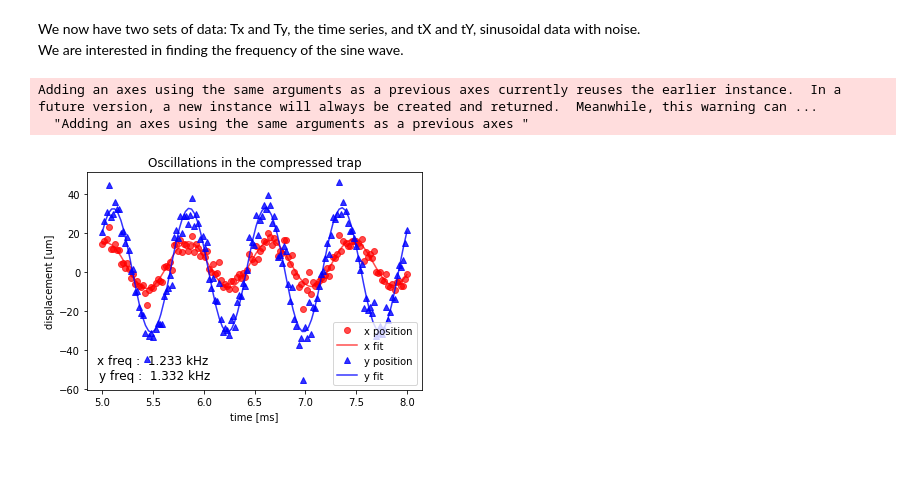
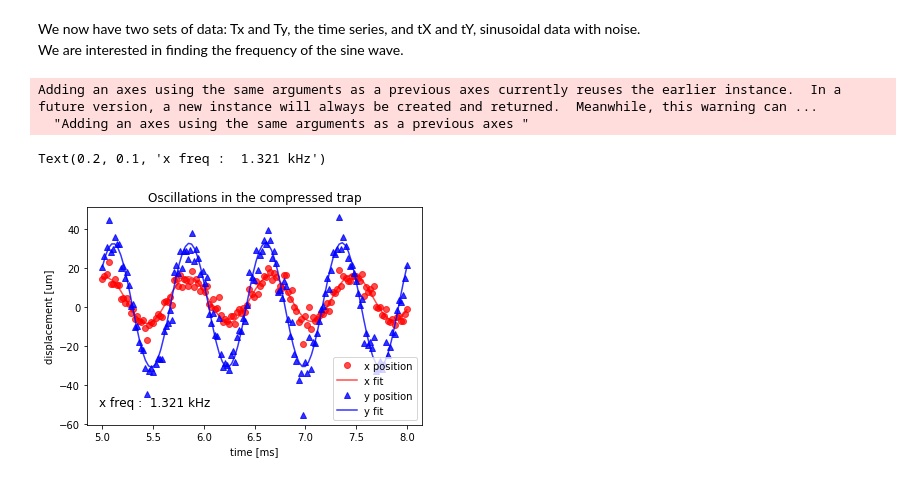
Before and after one commit to RyotaBannai/Data_Science, a Jupyter notebook: numpy:scipy/Fitting.ipynb, the cells around one changed output. Cells and saved outputs as stored; diff of their text form; code cells hidden in the pictures.

```diff
--- a/numpy:scipy/Fitting.ipynb
+++ b/numpy:scipy/Fitting.ipynb
@@ -18,37 +18,36 @@ We are interested in finding the frequency of the sine wave.
 # %%
 # Fit the first set
 fitfunc = lambda p, x: p[0]*np.cos(2*np.pi/p[1]*x+p[2]) + p[3]*x # Target function
 errfunc = lambda p, x, y: fitfunc(p, x) - y # Distance to the target function
 p0 = [-15., 0.8, 0., -1.] # Initial guess for the parameters
 p1, success = optimize.leastsq(errfunc, p0[:], args=(Tx, tX))
 
 time = np.linspace(Tx.min(), Tx.max(), 100)
-plt.plot(Tx, tX, "ro", time, fitfunc(p1, time), "r-", alpha=.7) # Plot of the data and the fit
+plt.plot(Tx, tX, "ro", time, fitfunc(p1, time), "r-", alpha=.7)
 
 # Fit the second set
-p0 = [-15., 0.8, 0., -1.]
+p0 = [-15., .8, 0., -1.]
 p2,success = optimize.leastsq(errfunc, p0[:], args=(Ty, tY))
 
 time = np.linspace(Ty.min(), Ty.max(), 100)
 plt.plot(Ty, tY, "b^", time, fitfunc(p2, time), "b-", alpha=.8)
 
 # Legend the plot
 plt.title("Oscillations in the compressed trap")
 plt.xlabel("time [ms]")
 plt.ylabel("displacement [um]")
 plt.legend(('x position', 'x fit', 'y position', 'y fit'))
 
 ax = plt.axes()
 
-plt.text(0.2, 0.1,
-         'x freq :  %.3f kHz \ny freq :  %.3f kHz' % (1/p1[1],1/p2[1]),
-         fontsize=12,
-         horizontalalignment='center',
-         verticalalignment='center',
-         transform=ax.transAxes)
-
-plt.show()
+text_prop1=[.2, .1, 'x freq :  %.3f kHz' % (1/p[0])]
+text_prop2=dict(fontsize=12,
+                horizontalalignment='center',
+                verticalalignment='center',
+                transform=ax.transAxes)
+plt.text(*text_prop1, **text_prop2)
 # %% [output]
 Adding an axes using the same arguments as a previous axes currently reuses the earlier instance.  In a future version, a new instance will always be created and returned.  Meanwhile, this warning can ...
   "Adding an axes using the same arguments as a previous axes "
+Text(0.2, 0.1, 'x freq :  1.321 kHz')
-[figure, old version]
+[figure, new version]
```
Also changed, not shown: parts of 30 cells of this notebook.
